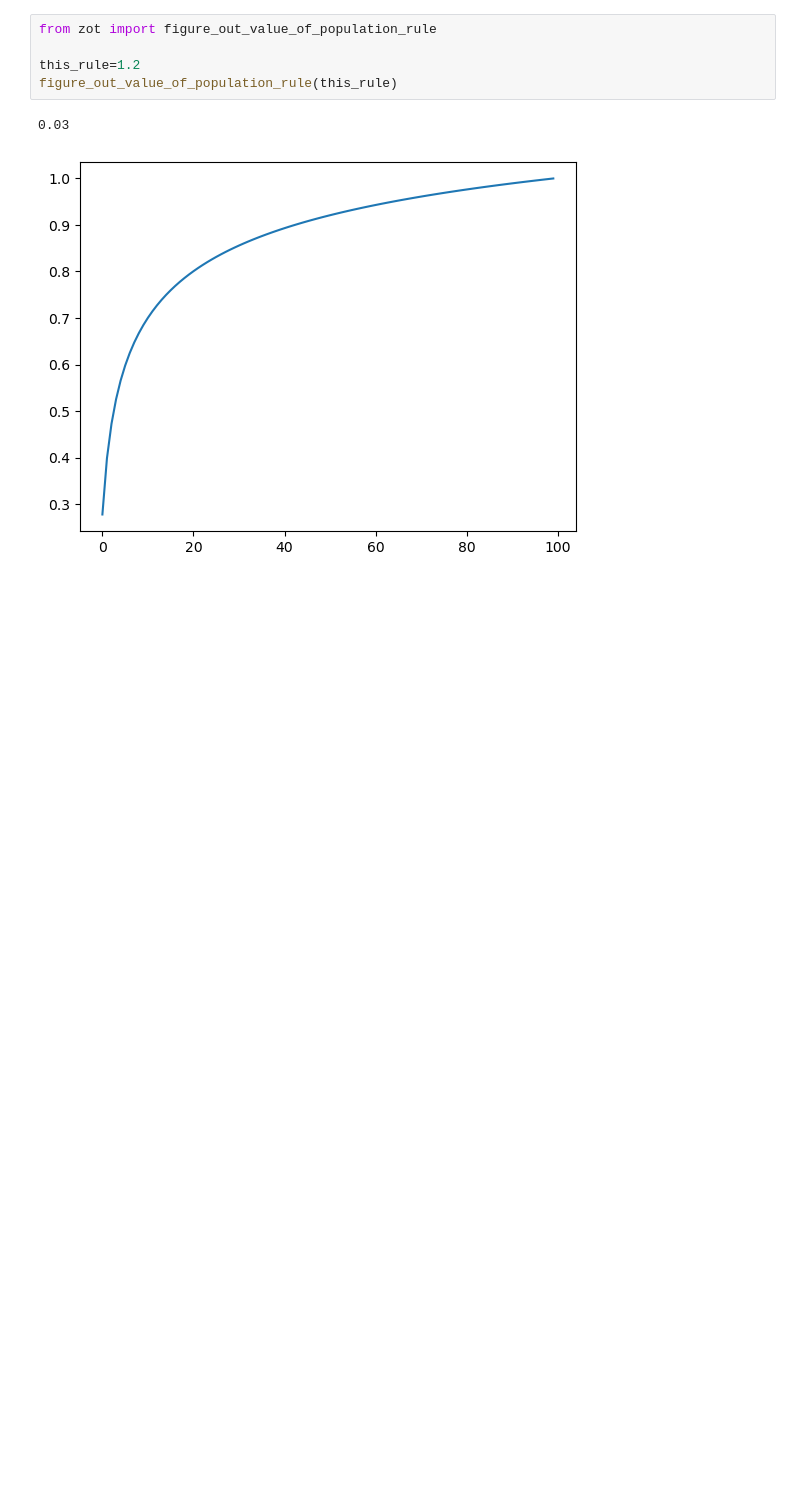
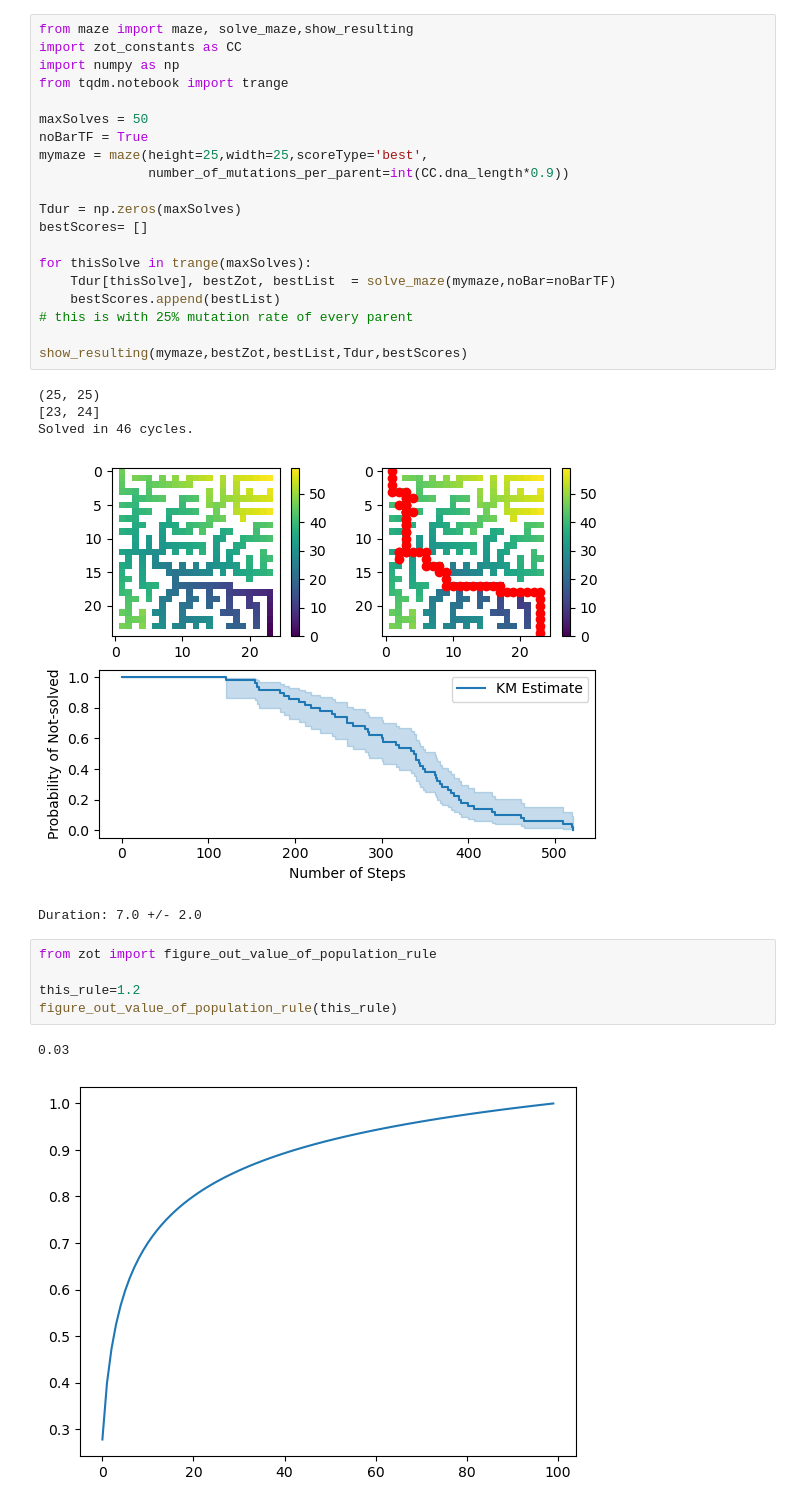
Before and after one commit to dgoldenholz/zots, a Jupyter notebook: genetic_playgrond.ipynb, the cells around one changed output. Cells and saved outputs as stored; diff of their text form; blank space fills up the shorter version.

```diff
--- a/genetic_playgrond.ipynb
+++ b/genetic_playgrond.ipynb
@@ -65,3 +51,29 @@ Generations needed: 1902
+# %%
+from maze import maze, solve_maze,show_resulting
+import zot_constants as CC
+import numpy as np
+from tqdm.notebook import trange
+
+maxSolves = 50
+noBarTF = True
+mymaze = maze(height=25,width=25,scoreType='best',
+              number_of_mutations_per_parent=int(CC.dna_length*0.9))
+
+Tdur = np.zeros(maxSolves)
+bestScores= []
+
+for thisSolve in trange(maxSolves):
+    Tdur[thisSolve], bestZot, bestList  = solve_maze(mymaze,noBar=noBarTF)
+    bestScores.append(bestList)
+# this is with 25% mutation rate of every parent
+
+show_resulting(mymaze,bestZot,bestList,Tdur,bestScores)
+# %% [output]
+(25, 25)
+[23, 24]
+Solved in 46 cycles.
+[figure, added]
+Duration: 7.0 +/- 2.0
 # %%
 from zot import figure_out_value_of_population_rule
 
```
Also changed, not shown: parts of 4 cells of this notebook, 4 other files.
